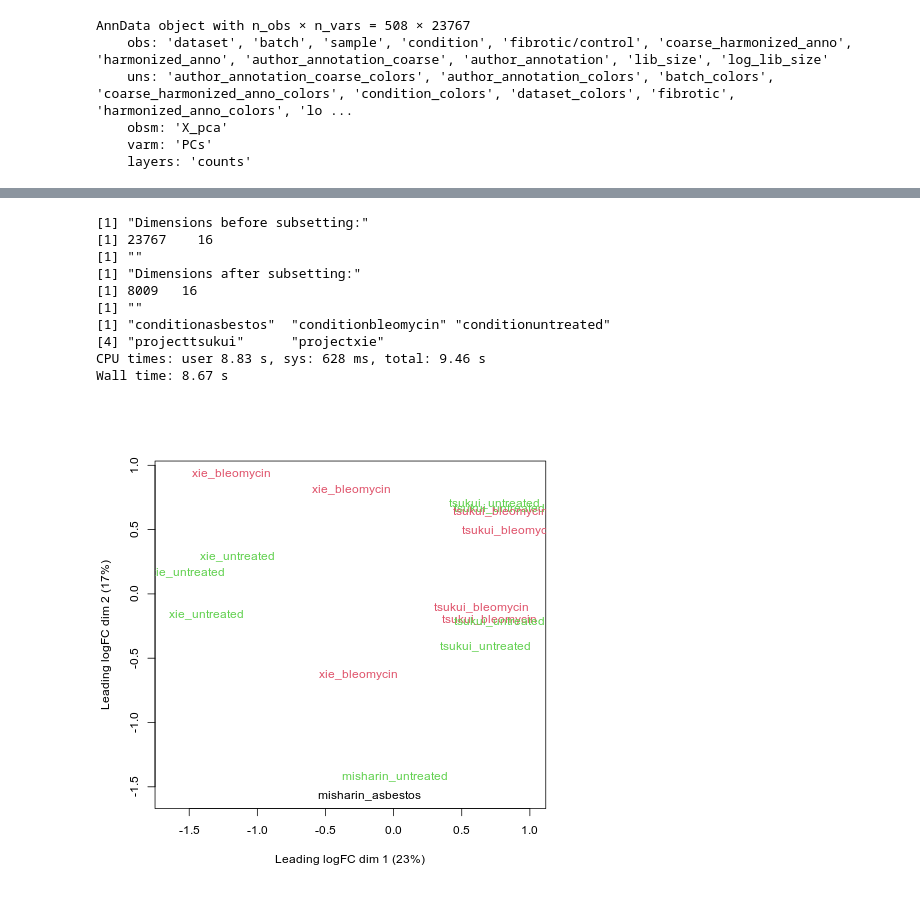
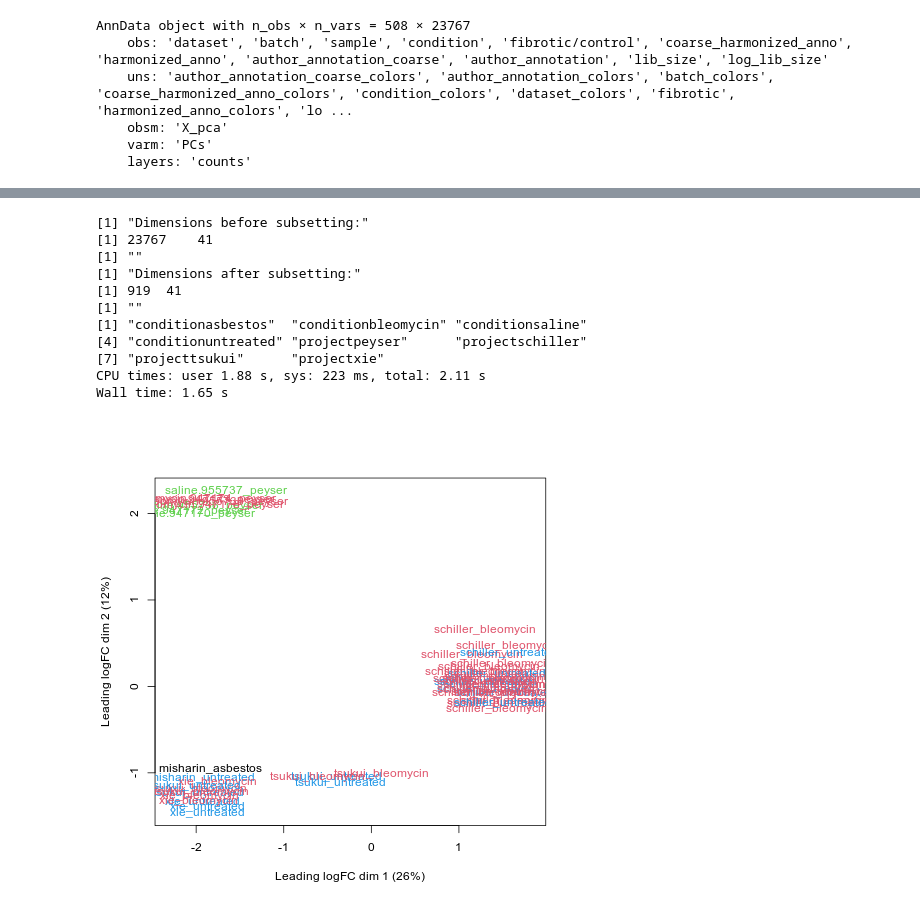
Before and after one commit to lueckenlab/masterpraktikum_fibrosis_atlas, a Jupyter notebook: notebooks/differential_gene_expression_analysis/per_cell_type/Aerocytes.ipynb, the cells around one changed output, grey strips where cells are left out. Cells and saved outputs as stored; diff of their text form; code cells hidden in the pictures.

```diff
--- a/notebooks/differential_gene_expression_analysis/per_cell_type/Aerocytes.ipynb
+++ b/notebooks/differential_gene_expression_analysis/per_cell_type/Aerocytes.ipynb
@@ -73,5 +84,9 @@ fit_model <- function(adata_){
+# %%
+ct = "Neutrophils"
+
+%Rpush ct
 # %%
-adata_sub = adata_pb[adata_pb.obs["coarse_harmonized_anno"] == "Aerocytes"]
+adata_sub = adata_pb[adata_pb.obs["coarse_harmonized_anno"] == ct]
 adata_sub.obs_names = [
     name.split("_")[2] + "_" + name.split("_")[3] for name in adata_sub.obs_names
 ]
@@ -81,28 +96,32 @@ adata_sub.obs_names = [
 outs <- fit_model(adata_sub)
 # %% [output]
 [1] "Dimensions before subsetting:"
-[1] 23767    16
+[1] 23767    41
 [1] ""
 [1] "Dimensions after subsetting:"
-[1] 8009   16
+[1] 919  41
 [1] ""
-[1] "conditionasbestos"  "conditionbleomycin" "conditionuntreated"
-[4] "projecttsukui"      "projectxie"
-CPU times: user 8.83 s, sys: 628 ms, total: 9.46 s
-Wall time: 8.67 s
+[1] "conditionasbestos"  "conditionbleomycin" "conditionsaline"
+[4] "conditionuntreated" "projectpeyser"      "projectschiller"
+[7] "projecttsukui"      "projectxie"
+CPU times: user 1.88 s, sys: 223 ms, total: 2.11 s
+Wall time: 1.65 s
 # %%
 %%R
 fit <- outs$fit
 y <- outs$y
+# %%
+%%R
+ct_print <- str_replace(ct, "_", " ")   # will be used for plot titles
 # %%
 %%R
 plotMDS(y, labels = NULL, col = as.numeric(y$samples$group),
-       title="MDS plot of the public merged data for Aerocytes")
+       title=paste("MDS plot of the public merged data for ", ct_print, sep = ""))
 ggsave(
-    '~/merged_public_MDS_Aerocytes_shifted.png', plot = last_plot(),
-    device = NULL, scale = 1, width = 30, height = 30, units = "cm", dpi = 300, limitsize = TRUE, bg = NULL
+    paste('merged_public_MDS_', ct, '.png', sep = ""), plot = last_plot(), device = NULL, path = path_out,
+    scale = 1, width = 30, height = 30, units = "cm", dpi = 300, limitsize = TRUE, bg = NULL
   )
 # %% [output]
-[figure, old version]
+[figure, new version]
 # %%
 %%R
```
Also changed, not shown: parts of 9 cells of this notebook.
